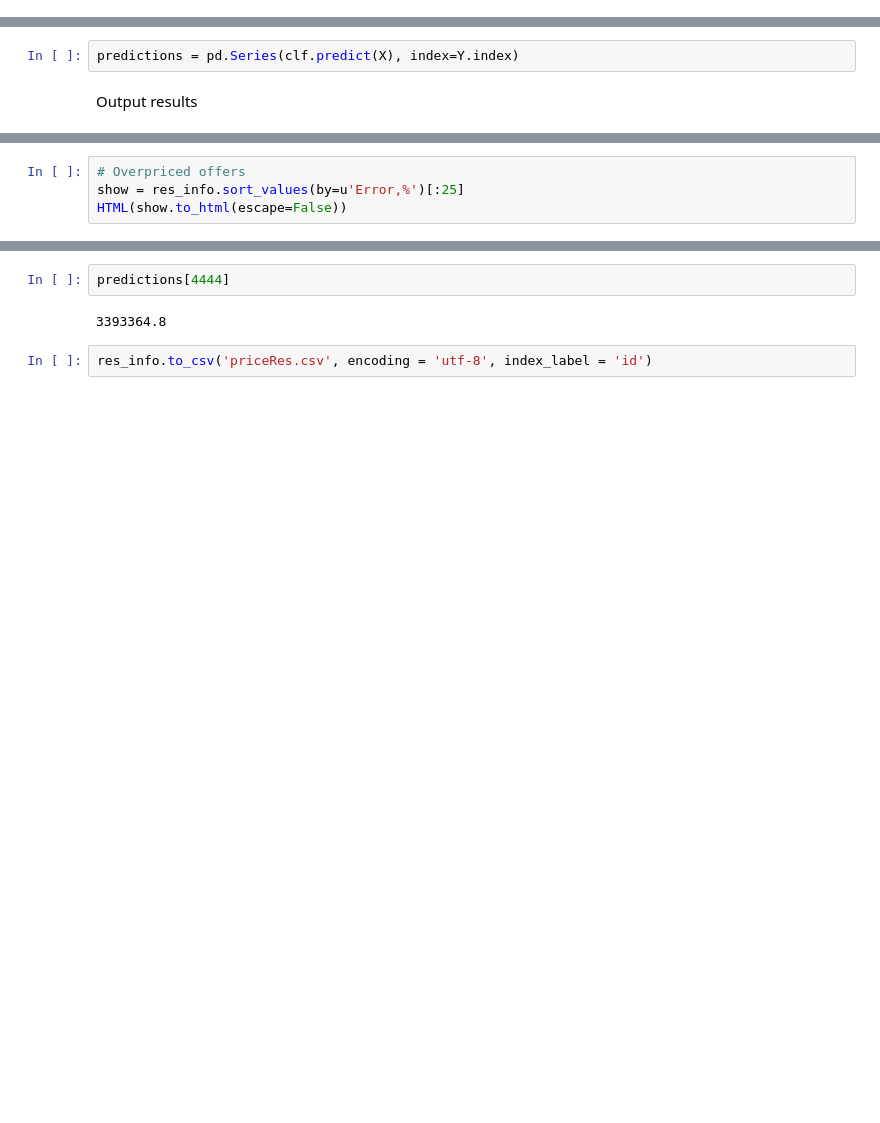
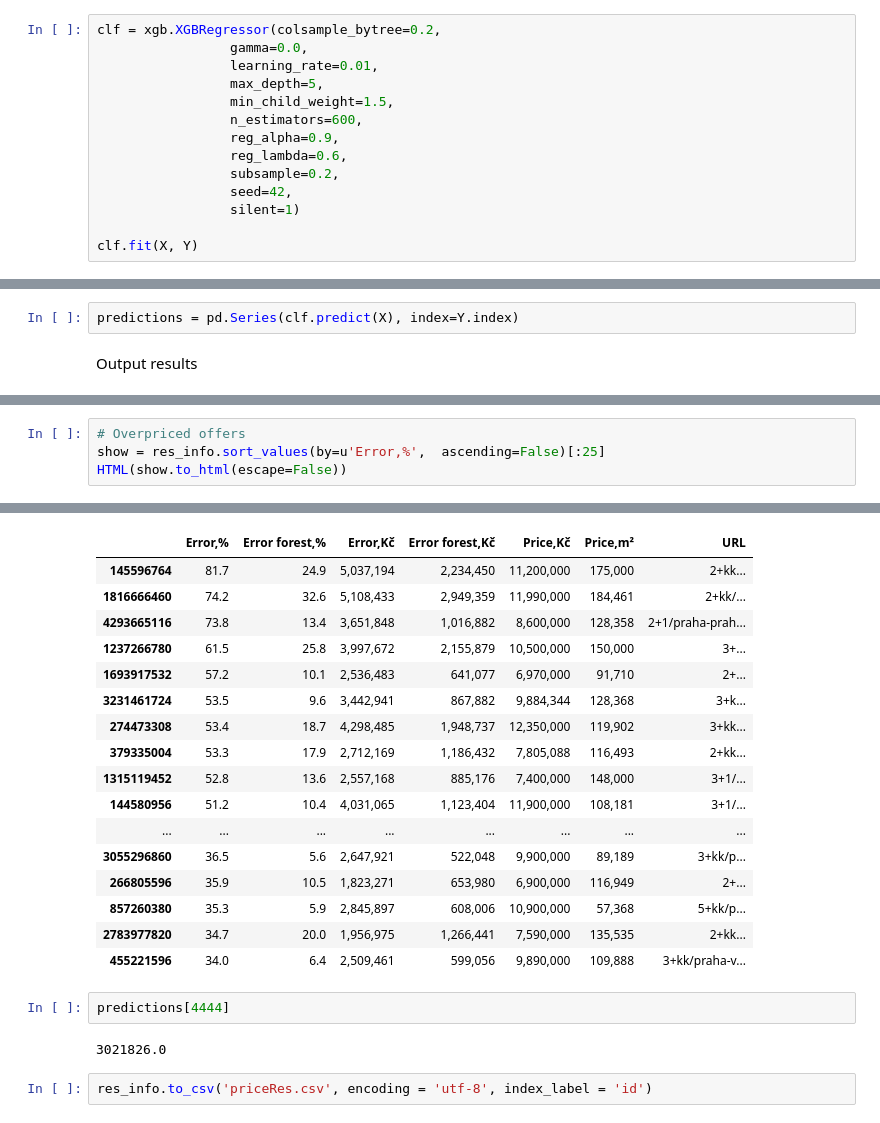
Before and after one commit to denisPetruchik/priceTest, a Jupyter notebook: analysis.ipynb, the cells around one changed output, grey strips where cells are left out. Drawn from its saved outputs; the diff is of its cells as text; blank space fills up the shorter version.

Commit message:
house price: 0.067|0.101

```diff
--- a/analysis.ipynb
+++ b/analysis.ipynb
@@ -382,0 +382,14 @@ XGBRegressor(base_score=0.5, colsample_bylevel=1, colsample_bytree=1, gamma=0,
+# %%
+clf = xgb.XGBRegressor(colsample_bytree=0.2,
+                 gamma=0.0,
+                 learning_rate=0.01,
+                 max_depth=5,
+                 min_child_weight=1.5,
+                 n_estimators=600,
+                 reg_alpha=0.9,
+                 reg_lambda=0.6,
+                 subsample=0.2,
+                 seed=42,
+                 silent=1)
+
+clf.fit(X, Y)
@@ -415,5 +450,5 @@ HTML(show.to_html(escape=False))
 # %%
 # Overpriced offers
-show = res_info.sort_values(by=u'Error,%')[:25]
+show = res_info.sort_values(by=u'Error,%',  ascending=False)[:25]
 HTML(show.to_html(escape=False))
 # %% [output]
@@ -421,6 +455,23 @@ HTML(show.to_html(escape=False))
+|  | Error,% | Error forest,% | Error,Kč | Error forest,Kč | Price,Kč | Price,m² | URL |
+| 145596764 | 81.7 | 24.9 | 5,037,194 | 2,234,450 | 11,200,000 | 175,000 | 2+kk... |
+| 1816666460 | 74.2 | 32.6 | 5,108,433 | 2,949,359 | 11,990,000 | 184,461 | 2+kk/... |
+| 4293665116 | 73.8 | 13.4 | 3,651,848 | 1,016,882 | 8,600,000 | 128,358 | 2+1/praha-prah... |
+| 1237266780 | 61.5 | 25.8 | 3,997,672 | 2,155,879 | 10,500,000 | 150,000 | 3+... |
+| 1693917532 | 57.2 | 10.1 | 2,536,483 | 641,077 | 6,970,000 | 91,710 | 2+... |
+| 3231461724 | 53.5 | 9.6 | 3,442,941 | 867,882 | 9,884,344 | 128,368 | 3+k... |
+| 274473308 | 53.4 | 18.7 | 4,298,485 | 1,948,737 | 12,350,000 | 119,902 | 3+kk... |
+| 379335004 | 53.3 | 17.9 | 2,712,169 | 1,186,432 | 7,805,088 | 116,493 | 2+kk... |
+| 1315119452 | 52.8 | 13.6 | 2,557,168 | 885,176 | 7,400,000 | 148,000 | 3+1/... |
+| 144580956 | 51.2 | 10.4 | 4,031,065 | 1,123,404 | 11,900,000 | 108,181 | 3+1/... |
+| ... | ... | ... | ... | ... | ... | ... | ... |
+| 3055296860 | 36.5 | 5.6 | 2,647,921 | 522,048 | 9,900,000 | 89,189 | 3+kk/p... |
+| 266805596 | 35.9 | 10.5 | 1,823,271 | 653,980 | 6,900,000 | 116,949 | 2+... |
+| 857260380 | 35.3 | 5.9 | 2,845,897 | 608,006 | 10,900,000 | 57,368 | 5+kk/p... |
+| 2783977820 | 34.7 | 20.0 | 1,956,975 | 1,266,441 | 7,590,000 | 135,535 | 2+kk... |
+| 455221596 | 34.0 | 6.4 | 2,509,461 | 599,056 | 9,890,000 | 109,888 | 3+kk/praha-v... |
 # %%
 predictions[4444]
 # %% [output]
-3393364.8
+3021826.0
 # %%
 res_info.to_csv('priceRes.csv', encoding = 'utf-8', index_label = 'id')
```
Also changed, not shown: parts of 11 cells of this notebook, 6 other files.
